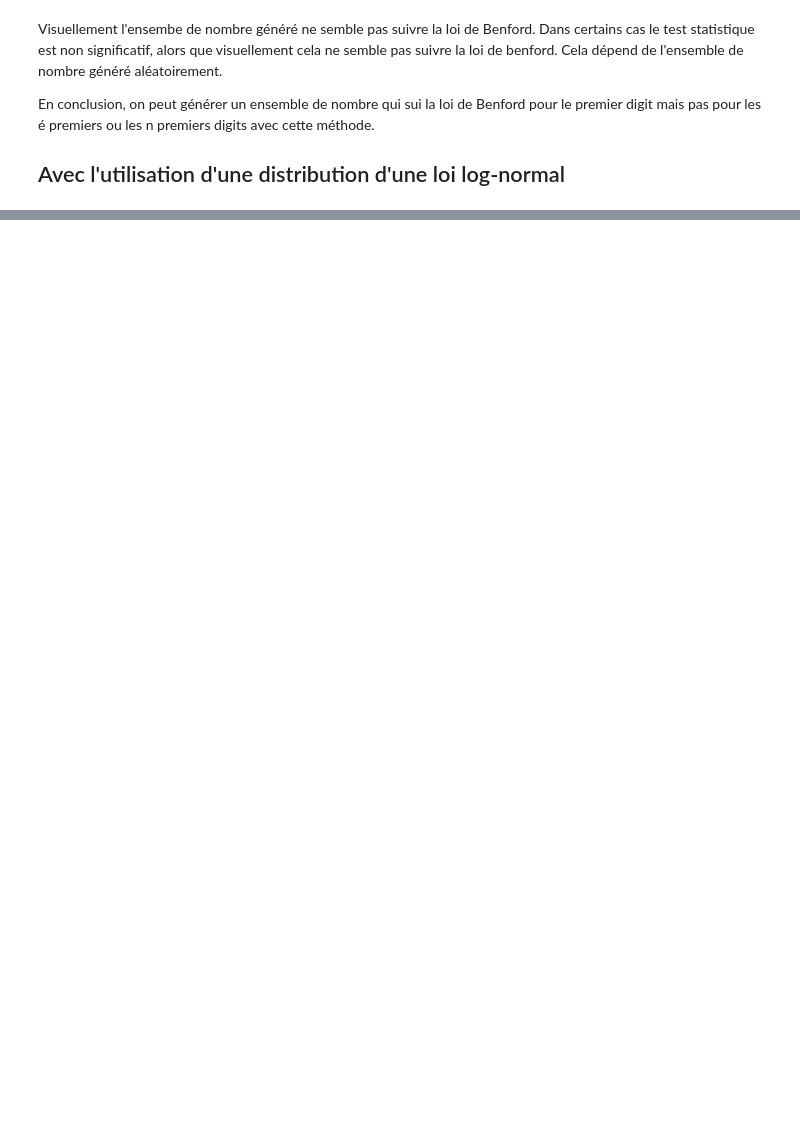
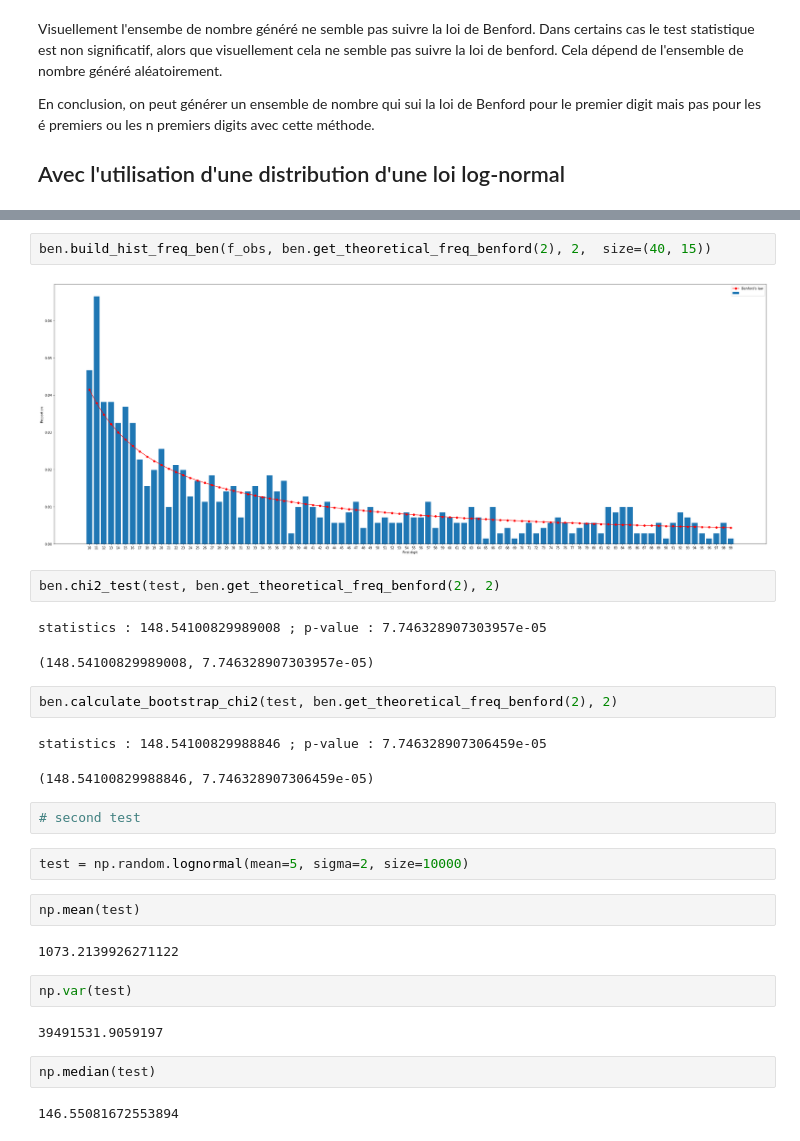
Before and after one commit to pierrepo/benford-law, a Jupyter notebook: generate_benford_data.ipynb, the cells around one changed output, grey strips where cells are left out. Saved outputs shown, nothing was run; the diff lists cells and outputs as text; blank space fills up the shorter version.

```diff
--- a/generate_benford_data.ipynb
+++ b/generate_benford_data.ipynb
@@ -184,0 +239,30 @@ plt.hist(test, bins=100, density=True);
+# %%
+ben.build_hist_freq_ben(f_obs, ben.get_theoretical_freq_benford(2), 2,  size=(40, 15))
+# %% [output]
+[figure, added]
+# %%
+ben.chi2_test(test, ben.get_theoretical_freq_benford(2), 2)
+# %% [output]
+statistics : 148.54100829989008 ; p-value : 7.746328907303957e-05
+(148.54100829989008, 7.746328907303957e-05)
+# %%
+ben.calculate_bootstrap_chi2(test, ben.get_theoretical_freq_benford(2), 2)
+# %% [output]
+statistics : 148.54100829988846 ; p-value : 7.746328907306459e-05
+(148.54100829988846, 7.746328907306459e-05)
+# %%
+# second test
+# %%
+test = np.random.lognormal(mean=5, sigma=2, size=10000)
+# %%
+np.mean(test)
+# %% [output]
+1073.2139926271122
+# %%
+np.var(test)
+# %% [output]
+39491531.9059197
+# %%
+np.median(test)
+# %% [output]
+146.55081672553894
```
Also changed, not shown: parts of 27 cells of this notebook, 2 other files.
